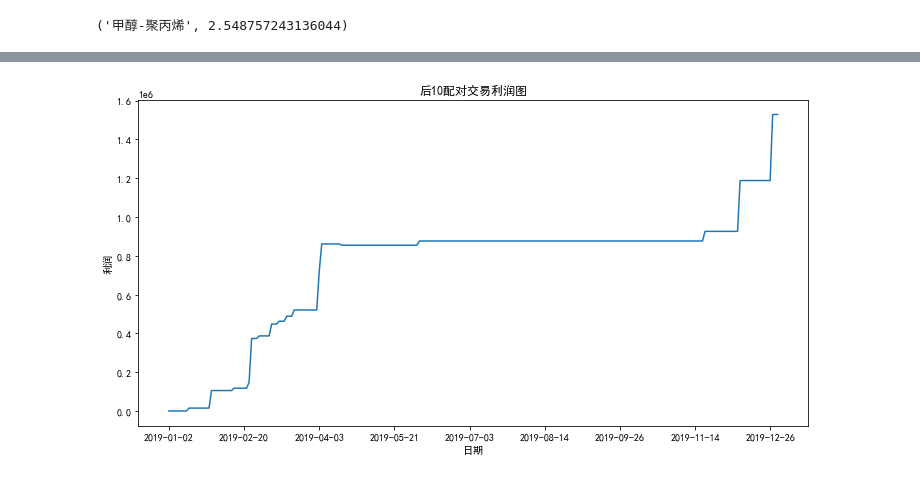
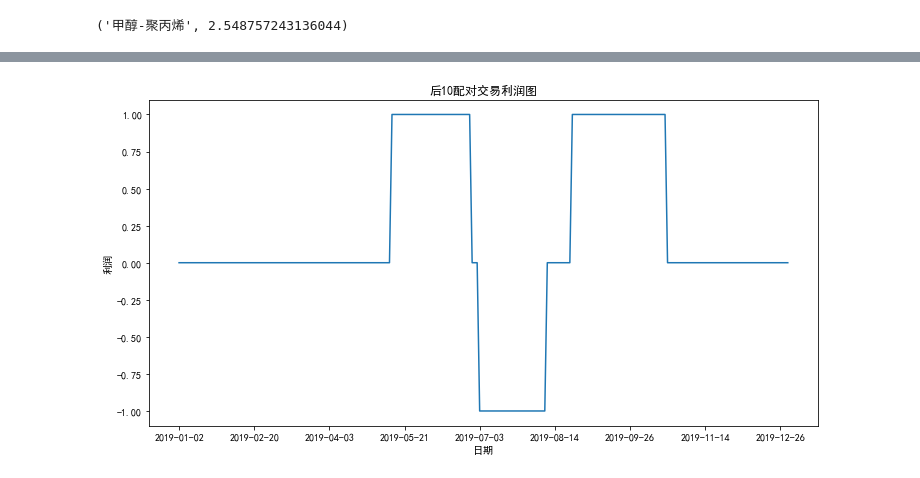
Before and after one commit to chzheng2000/pairsTrading, a Jupyter notebook: trading.ipynb, the cells around one changed output, grey strips where cells are left out. Cells and saved outputs as stored; diff of their text form; code cells hidden in the pictures.

Commit message:
positions

```diff
--- a/trading.ipynb
+++ b/trading.ipynb
@@ -387,28 +387,7 @@ def tradeWithInit(intervals, y, x, tradingDates, beta, init=1000000):
             num_y = 0
             num_x = 0
             account_flag = 0
-
-
-    # if num_y<0:
-    #     buy_y = -num_y*y[i]
-    #     buy_x = -num_x*x[i]
-    #     temp = account
-    #     account -= buy_y
-    #     account -= buy_x
-    #     profits[-1] = account-account_flag
-    #     # print(f"反向平仓buy y {-num_y}, sell x{-num_x}")
-    #     print(111, profits[-1])
-    # elif num_y>0:
-    #     # 正向平仓 卖y买y
-    #     # num_y > 0 num_x<0
-    #     buy_y = -num_y*y[i]
-    #     buy_x = -num_x*x[i]
-    #     account -= buy_y
-    #     account -= buy_x  # sell 负数买入
-    #     profits[-1] = account-account_flag
-    #     # print(f"正向平仓sell y {-num_y}, buy x{-num_x}")
-    #     print(222, profits[-1])
-    return account, np.cumsum(profits), returns
+    return account, np.cumsum(profits), returns, y_positions
 # %%
 threshold = 1.5  # 多少个标准差触发交易
 tradingDates = dates[form_days: total_days]
@@ -476,13 +463,14 @@ print(np.sum(profits, axis=0)[-1]/(init))
 # temp = np.array(returns)
 # %%
 fig, ax = plt.subplots(figsize=(12, 6))
-ax.plot(tradingDates, np.sum(profits, axis=0))
+# ax.plot(tradingDates, np.sum(profits, axis=0))
 # ax.plot(tradingDates,np.cumprod(1+temp))
+ax.plot(tradingDates, y_positions)
 ax.set_title(f"后10配对交易利润图")
 ax.set_ylabel("利润")
 ax.set_xlabel("日期")
 plt.gca().xaxis.set_major_locator(ticker.MultipleLocator(30))
-plt.savefig(f"figures/后10配对交易利润图.jpg", dpi=300)
+# plt.savefig(f"figures/后10配对交易利润图.jpg", dpi=300)
 plt.show()
 # %% [output]
-[figure, old version]
+[figure, new version]
```
Also changed, not shown: parts of 3 cells of this notebook.
